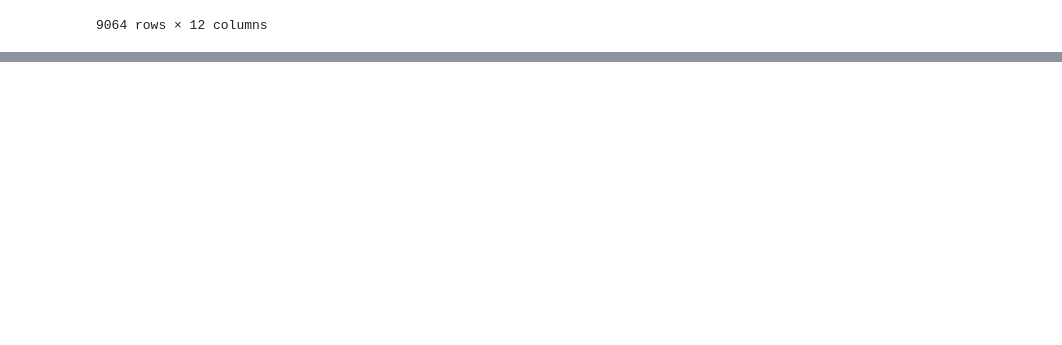
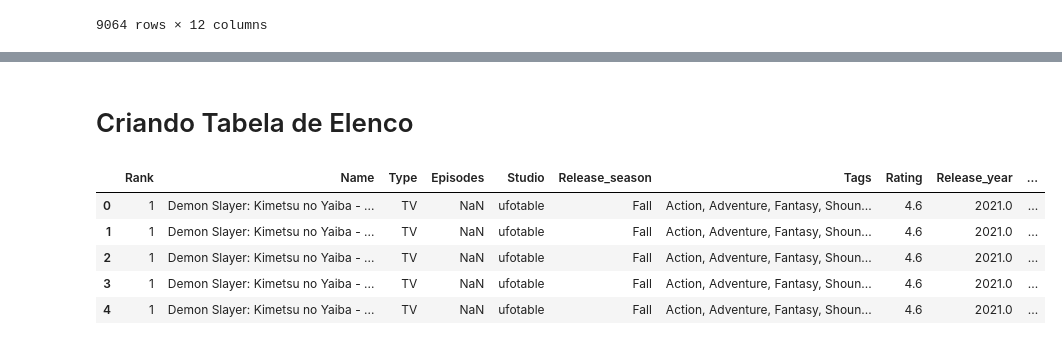
Before and after one commit to Igor-Kubota/Anime-Recommendation, a Jupyter notebook: tratamento.ipynb, the cells around one changed output, grey strips where cells are left out. Saved outputs shown, nothing was run; the diff lists cells and outputs as text; code cells hidden in the pictures; blank space fills up the shorter version.

```diff
--- a/tratamento.ipynb
+++ b/tratamento.ipynb
@@ -79,0 +193,11 @@ df_seiyuu.to_csv('datasets/seiyuu_treated.csv')
+# %% [markdown]
+# Criando Tabela de Elenco
+# %%
+df_exploded.head()
+# %% [output]
+|  | Rank | Name | Type | Episodes | Studio | Release_season | Tags | Rating | Release_year | ... |
+| 0 | 1 | Demon Slayer: Kimetsu no Yaiba - ... | TV | NaN | ufotable | Fall | Action, Adventure, Fantasy, Shoun... | 4.6 | 2021.0 | ... |
+| 1 | 1 | Demon Slayer: Kimetsu no Yaiba - ... | TV | NaN | ufotable | Fall | Action, Adventure, Fantasy, Shoun... | 4.6 | 2021.0 | ... |
+| 2 | 1 | Demon Slayer: Kimetsu no Yaiba - ... | TV | NaN | ufotable | Fall | Action, Adventure, Fantasy, Shoun... | 4.6 | 2021.0 | ... |
+| 3 | 1 | Demon Slayer: Kimetsu no Yaiba - ... | TV | NaN | ufotable | Fall | Action, Adventure, Fantasy, Shoun... | 4.6 | 2021.0 | ... |
+| 4 | 1 | Demon Slayer: Kimetsu no Yaiba - ... | TV | NaN | ufotable | Fall | Action, Adventure, Fantasy, Shoun... | 4.6 | 2021.0 | ... |
```
Also changed, not shown: parts of 18 cells of this notebook, 8 other files.
